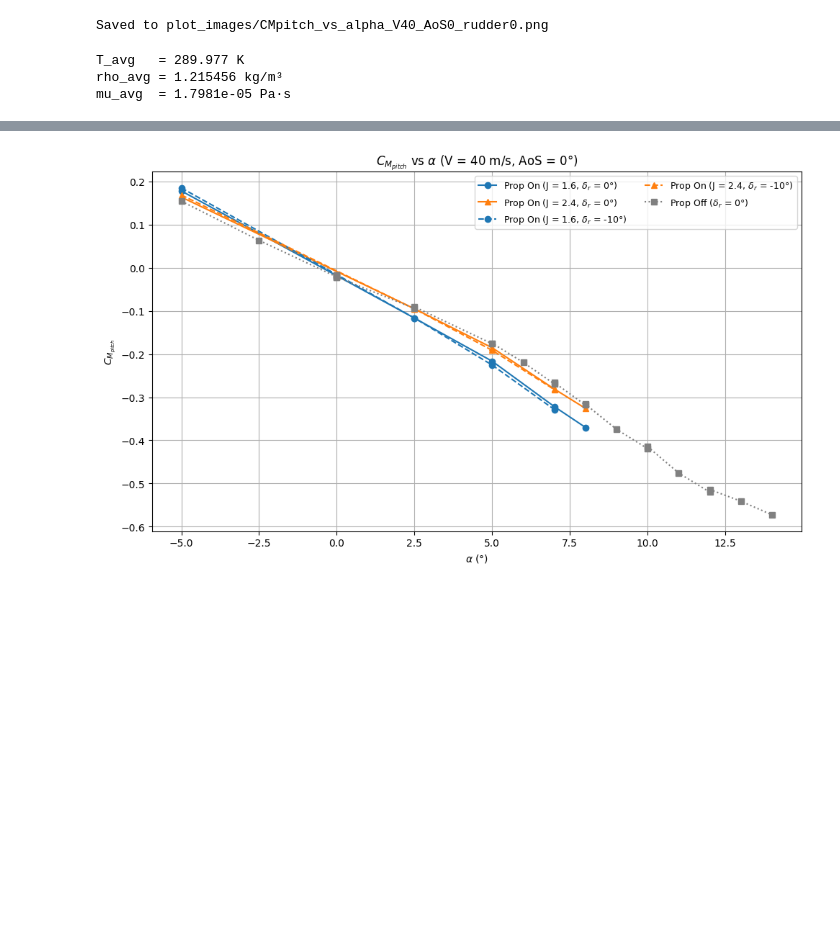
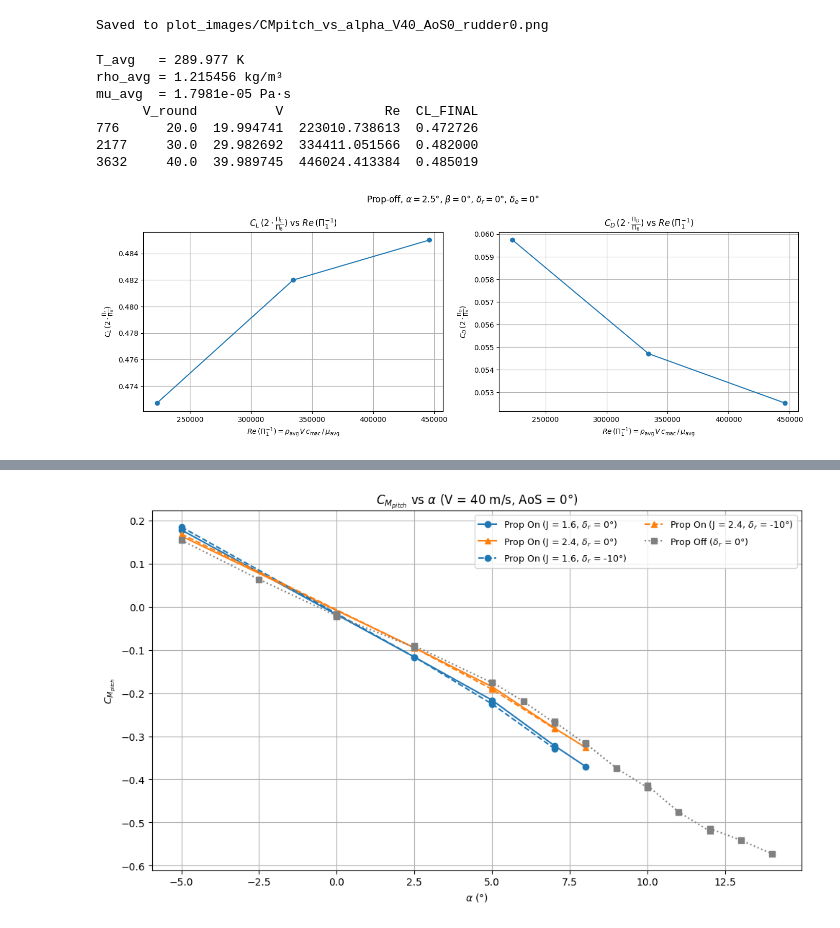
Before and after one commit to DCdeJong2002/Group_15_Redo_BAL, a Jupyter notebook: data_plotter.ipynb, the cells around one changed output, grey strips where cells are left out. Cells and saved outputs as stored; diff of their text form; code cells hidden in the pictures; blank space fills up the shorter version.

```diff
--- a/data_plotter.ipynb
+++ b/data_plotter.ipynb
@@ -730,11 +730,13 @@ df_re = df_prop_off[
     (df_prop_off["dR"]        == 0)   &
     (df_prop_off["dE"]        == 0)
 ].copy()
-# Keep only the first sweep (lower original row indices)
-df_re = df_re[df_re.index < 500]
+
 
 # Re varies through V; rho and mu are fixed representative averages
 df_re["Re"] = rho_avg * df_re["V"] * c_mac / mu_avg
+df_re = df_re.sort_values("Re")
+# Keep only the lower CL point per velocity (one sweep)
+df_re = df_re.loc[df_re.groupby("V_round")["CL_FINAL"].idxmin()]
 df_re = df_re.sort_values("Re")
 
 print(df_re[["V_round", "V", "Re", "CL_FINAL"]].to_string())
@@ -745,33 +747,38 @@ print(df_re[["V_round", "V", "Re", "CL_FINAL"]].to_string())
 
 # ax.set_xlabel(r"$Re \, (\Pi_1^{-1}) = \rho_\mathrm{avg} \, V \, c_\mathrm{mac} \, / \, \mu_\mathrm{avg}$")
 # ax.set_ylabel(r"$C_L \, (2 \cdot \frac{\Pi_C}{\Pi_6})$")
 # ax.set_title(r"$C_L \, (2 \cdot \frac{\Pi_C}{\Pi_6})$ vs $Re \, (\Pi_1^{-1})$ (Prop-off, $\alpha=2.5°$, $\beta=0°$, $\delta_r=0°$, $\delta_e=0°$)")
 # ax.grid(True)
 # plt.tight_layout()
 # plt.savefig("plot_images/CL_vs_Re_propoff_AoA2.5.png", dpi=150)
 # plt.show()
 fig, (ax1, ax2) = plt.subplots(1, 2, figsize=(14, 5))
 
 ax1.plot(df_re["Re"], df_re["CL_FINAL"], marker="o", linestyle="-")
 ax1.set_xlabel(r"$Re \, (\Pi_1^{-1}) = \rho_\mathrm{avg} \, V \, c_\mathrm{mac} \, / \, \mu_\mathrm{avg}$")
 ax1.set_ylabel(r"$C_L \, (2 \cdot \frac{\Pi_C}{\Pi_6})$")
 ax1.set_title(r"$C_L \, (2 \cdot \frac{\Pi_C}{\Pi_6})$ vs $Re \, (\Pi_1^{-1})$")
 ax1.grid(True)
 
 ax2.plot(df_re["Re"], df_re["CD_FINAL"], marker="o", linestyle="-")
 ax2.set_xlabel(r"$Re \, (\Pi_1^{-1}) = \rho_\mathrm{avg} \, V \, c_\mathrm{mac} \, / \, \mu_\mathrm{avg}$")
 ax2.set_ylabel(r"$C_D \, (2 \cdot \frac{\Pi_D}{\Pi_6})$")
 ax2.set_title(r"$C_D \, (2 \cdot \frac{\Pi_D}{\Pi_6})$ vs $Re \, (\Pi_1^{-1})$")
 ax2.grid(True)
 
 fig.suptitle(r"Prop-off, $\alpha=2.5°$, $\beta=0°$, $\delta_r=0°$, $\delta_e=0°$")
 plt.tight_layout()
 plt.savefig("plot_images/CL_CD_vs_Re_propoff_AoA2.5.png", dpi=150)
 plt.show()
 # %% [output]
 T_avg   = 289.977 K
 rho_avg = 1.215456 kg/m³
 mu_avg  = 1.7981e-05 Pa·s
+      V_round          V             Re  CL_FINAL
+776      20.0  19.994741  223010.738613  0.472726
+2177     30.0  29.982692  334411.051566  0.482000
+3632     40.0  39.989745  446024.413384  0.485019
+[figure, added]
 # %%
 import os
 import matplotlib.pyplot as plt
```
Also changed, not shown: parts of 1 cell of this notebook.
